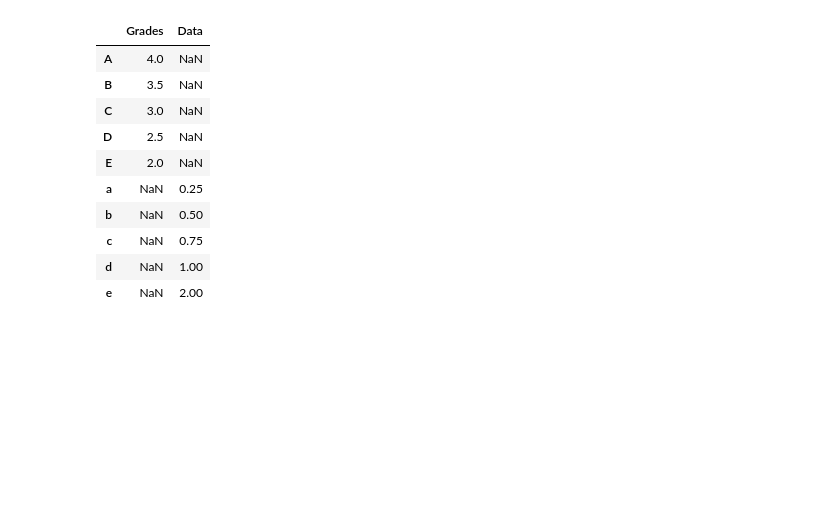
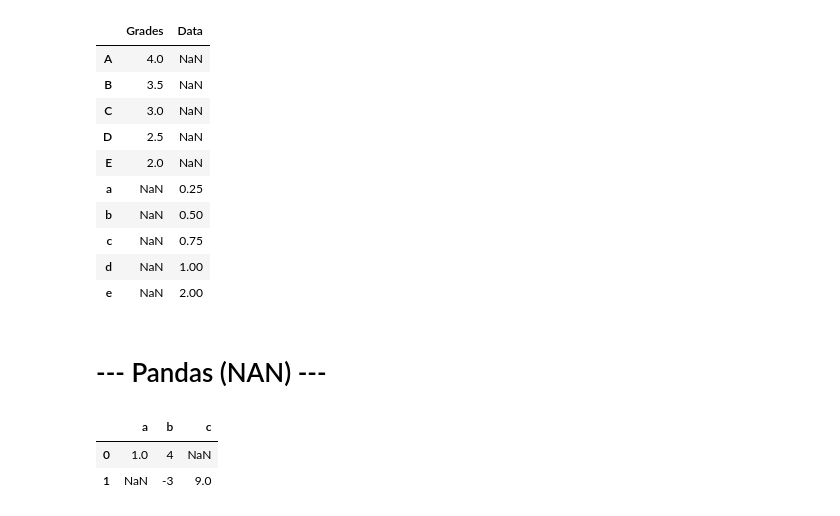
Before and after one commit to ortizfram/dataEngenieerFreeCodeCamp, a Jupyter notebook: MasteringPythonZeroToHero_part2.ipynb, the cells around one changed output. Drawn from its saved outputs; the diff is of its cells as text; code cells hidden in the pictures; blank space fills up the shorter version.

Commit message:
pandas Nan, .loc, .iloc for implicit of explicit slicing

```diff
--- a/MasteringPythonZeroToHero_part2.ipynb
+++ b/MasteringPythonZeroToHero_part2.ipynb
@@ -1066,3 +1066,14 @@ D
 | c | NaN | 0.75 |
 | d | NaN | 1.00 |
 | e | NaN | 2.00 |
+# %% [markdown]
+# --- Pandas (NAN) ---
+# %%
+import pandas as pd
+"""doint forget to create a list []"""
+A = pd.DataFrame([{'a':1,'b':4},{'b':-3,'c':9}])
+A
+# %% [output]
+|  | a | b | c |
+| 0 | 1.0 | 4 | NaN |
+| 1 | NaN | -3 | 9.0 |
```
Also changed, not shown: parts of 10 cells of this notebook.
